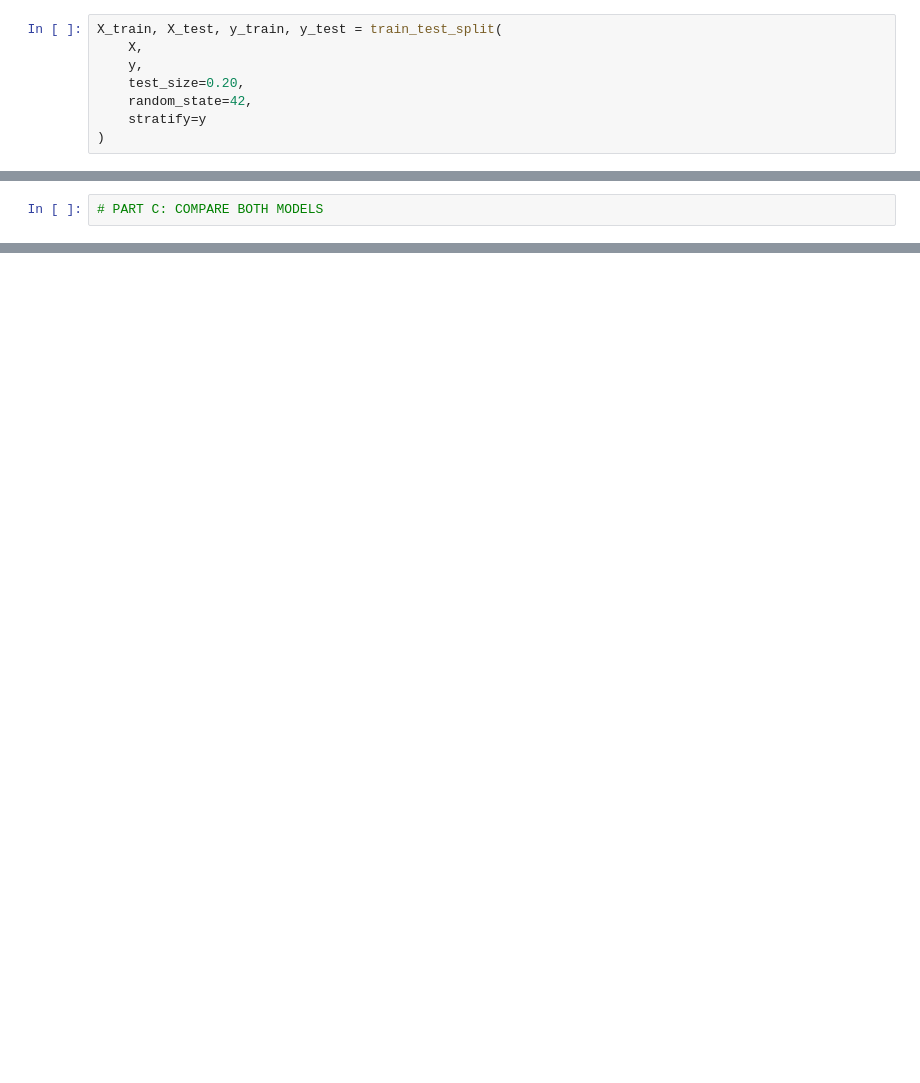
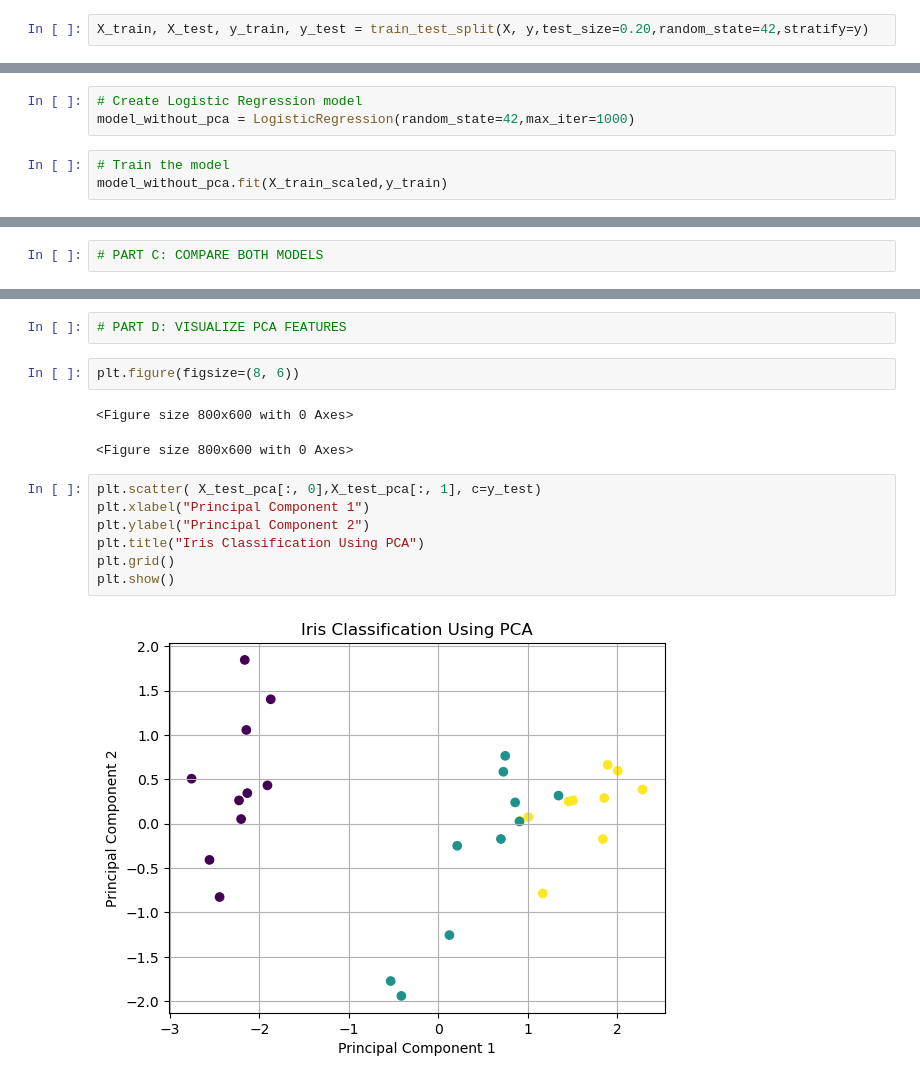
Before and after one commit to BHUVANA-VENKATA-SAI/MACHINE-LEARNING-24EU01089, a Jupyter notebook: EXPERIMENT-6.ipynb, the cells around one changed output, grey strips where cells are left out. Drawn from its saved outputs; the diff is of its cells as text; blank space fills up the shorter version.

```diff
--- a/EXPERIMENT-6.ipynb
+++ b/EXPERIMENT-6.ipynb
@@ -201,13 +196,7 @@ Classes: ['setosa' 'versicolor' 'virginica']
 # %%
 # Step 3: Split the Dataset
 # %%
-X_train, X_test, y_train, y_test = train_test_split(
-    X,
-    y,
-    test_size=0.20,
-    random_state=42,
-    stratify=y
-)
+X_train, X_test, y_train, y_test = train_test_split(X, y,test_size=0.20,random_state=42,stratify=y)
 # %%
 # Step 4: Feature Scaling
 # %%
@@ -220,0 +214,6 @@ X_test_scaled = scaler.transform(X_test)
+# %%
+# Create Logistic Regression model
+model_without_pca = LogisticRegression(random_state=42,max_iter=1000)
+# %%
+# Train the model
+model_without_pca.fit(X_train_scaled,y_train)
@@ -293,0 +325,16 @@ NameError: name 'accuracy_without_pca' is not defined
+# %%
+# PART D: VISUALIZE PCA FEATURES
+# %%
+plt.figure(figsize=(8, 6))
+# %% [output]
+<Figure size 800x600 with 0 Axes>
+<Figure size 800x600 with 0 Axes>
+# %%
+plt.scatter( X_test_pca[:, 0],X_test_pca[:, 1], c=y_test)
+plt.xlabel("Principal Component 1")
+plt.ylabel("Principal Component 2")
+plt.title("Iris Classification Using PCA")
+plt.grid()
+plt.show()
+# %% [output]
+[figure, added]
```
Also changed, not shown: parts of 79 cells of this notebook, 1 other file.
